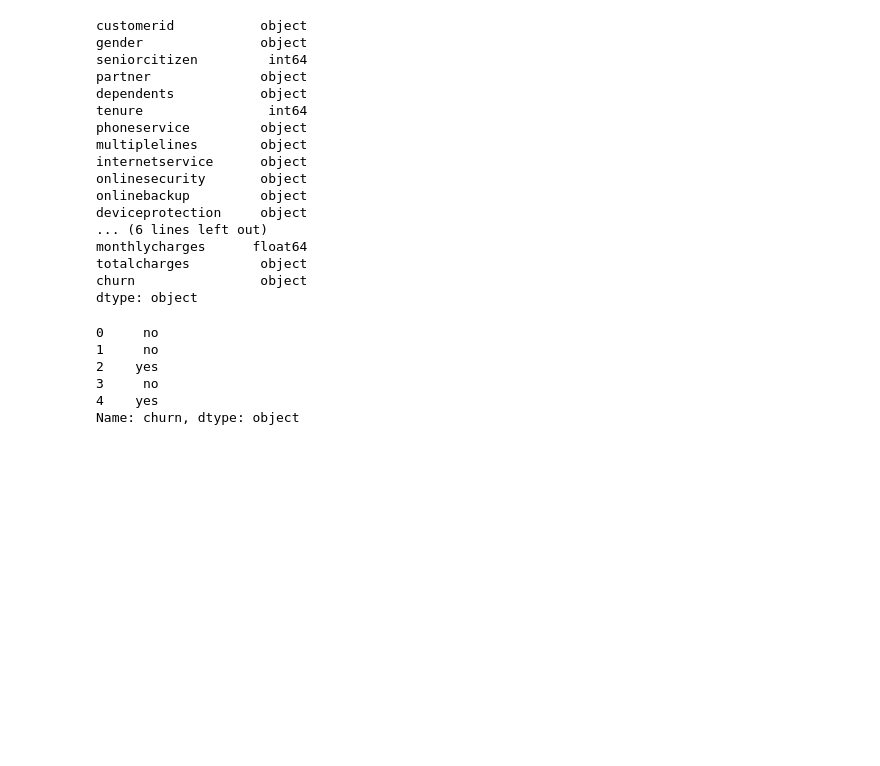
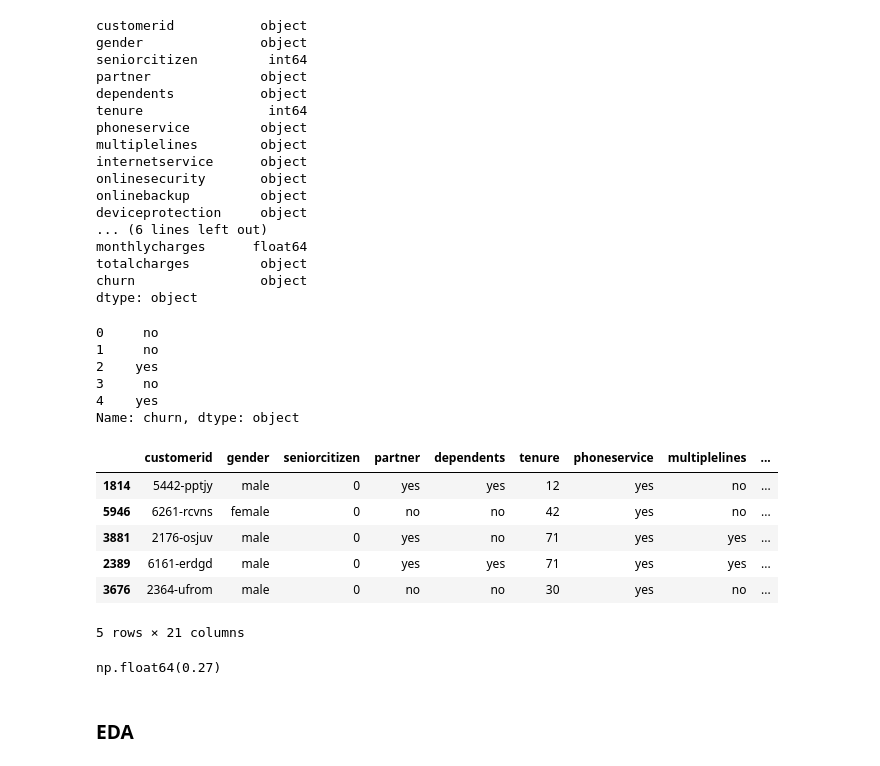
Before and after one commit to Robert-CPX/ML-DTC, a Jupyter notebook: churn-prediction/churn-prediction.ipynb, the cells around one changed output. Saved outputs shown, nothing was run; the diff lists cells and outputs as text; code cells hidden in the pictures; blank space fills up the shorter version.

```diff
--- a/churn-prediction/churn-prediction.ipynb
+++ b/churn-prediction/churn-prediction.ipynb
@@ -87,0 +91,12 @@ df.churn = (df.churn == 'yes').astype(int)
+# %%
+df_full_train, df_test = train_test_split(df, test_size=0.2, random_state=1)
+df_train, df_val = train_test_split(df_full_train, test_size=0.25, random_state=1)
+df_full_train.head()
+# %% [output]
+|  | customerid | gender | seniorcitizen | partner | dependents | tenure | phoneservice | multiplelines | ... |
+| 1814 | 5442-pptjy | male | 0 | yes | yes | 12 | yes | no | ... |
+| 5946 | 6261-rcvns | female | 0 | no | no | 42 | yes | no | ... |
+| 3881 | 2176-osjuv | male | 0 | yes | no | 71 | yes | yes | ... |
+| 2389 | 6161-erdgd | male | 0 | yes | yes | 71 | yes | yes | ... |
+| 3676 | 2364-ufrom | male | 0 | no | no | 30 | yes | no | ... |
+5 rows × 21 columns
@@ -87,0 +117,7 @@ df.churn = (df.churn == 'yes').astype(int)
+# %%
+global_churn = df_full_train.churn.mean()
+round(global_churn, 2)
+# %% [output]
+np.float64(0.27)
+# %% [markdown]
+### EDA
```
Also changed, not shown: parts of 14 cells of this notebook.
